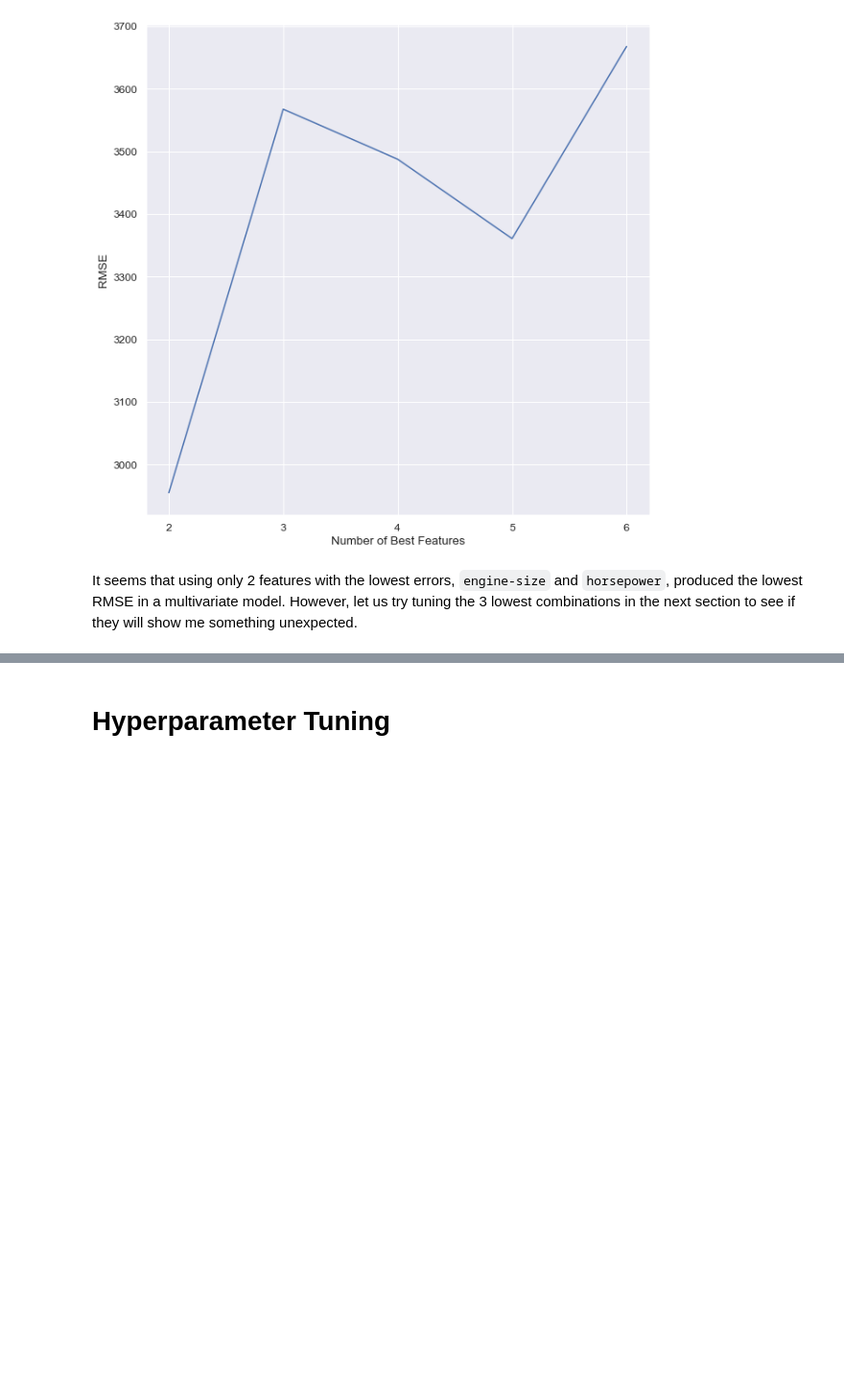
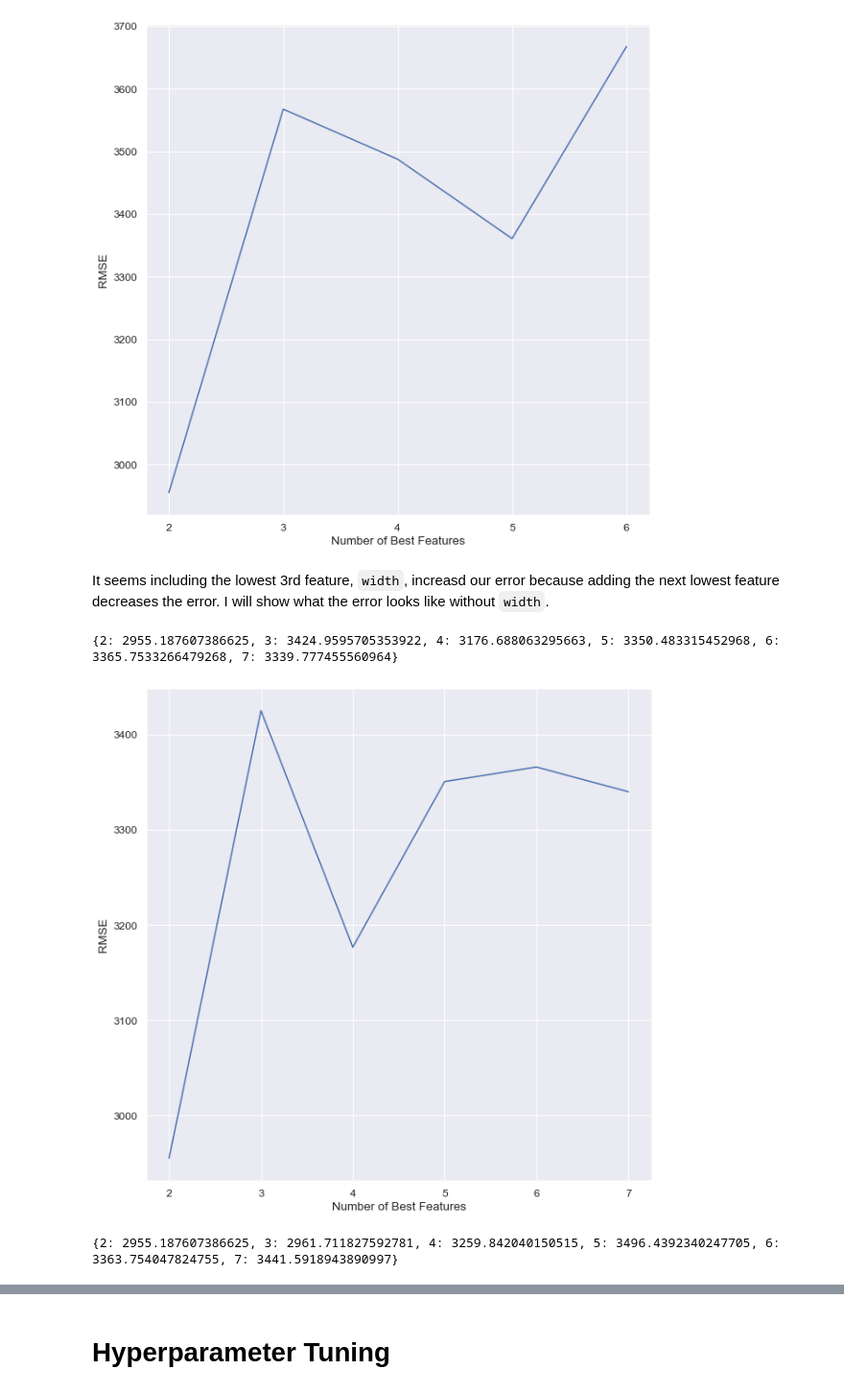
Before and after one commit to chouwwa/Predicting-Car-Prices, a Jupyter notebook: Predicting Car Prices.ipynb, the cells around one changed output, grey strips where cells are left out. Shown at 96% size. Saved outputs shown, nothing was run; the diff lists cells and outputs as text; code cells hidden in the pictures; blank space fills up the shorter version.

```diff
--- a/Predicting Car Prices.ipynb
+++ b/Predicting Car Prices.ipynb
@@ -281,5 +281,29 @@ plt.xticks(top_features)
 plt.show()
 # %% [output]
 [figure]
-# %% [markdown]
-It seems that using only 2 features with the lowest errors, `engine-size` and `horsepower`, produced the lowest RMSE in a multivariate model. However, let us try tuning the 3 lowest combinations in the next section to see if they will show me something unexpected.
+# %% [markdown]
+It seems including the lowest 3rd feature, `width`, increasd our error because adding the next lowest feature decreases the error. I will show what the error looks like without `width`.
+# %%
+def plot_feature_combination(feature_list, drop_list=[]):
+    multi = {}
+    top_features = range(2, 8)
+    features = feature_list.index.drop(drop_list)
+    for each in top_features:
+    #     print(rmse_data_sorted.index[:each])
+        multi[each] = knn_train_test(features[:each], target, normal_working_set, 5)
+
+    print(multi)
+    sns.set_theme(font_scale=1.1, style='darkgrid')
+    plt.figure('multivariate', figsize=(10,10))
+    plt.plot(multi.keys(), multi.values())
+    plt.xlabel('Number of Best Features')
+    plt.ylabel('RMSE')
+    plt.xticks(top_features)
+    plt.show()
+# %%
+plot_feature_combination(rmse_data_sorted, ['width'])
+plot_feature_combination(rmse_data_sorted, ['width','curb-weight'])
+# %% [output]
+{2: 2955.187607386625, 3: 3424.9595705353922, 4: 3176.688063295663, 5: 3350.483315452968, 6: 3365.7533266479268, 7: 3339.777455560964}
+[figure, added]
+{2: 2955.187607386625, 3: 2961.711827592781, 4: 3259.842040150515, 5: 3496.4392340247705, 6: 3363.754047824755, 7: 3441.5918943890997}
```
Also changed, not shown: parts of 11 cells of this notebook.
